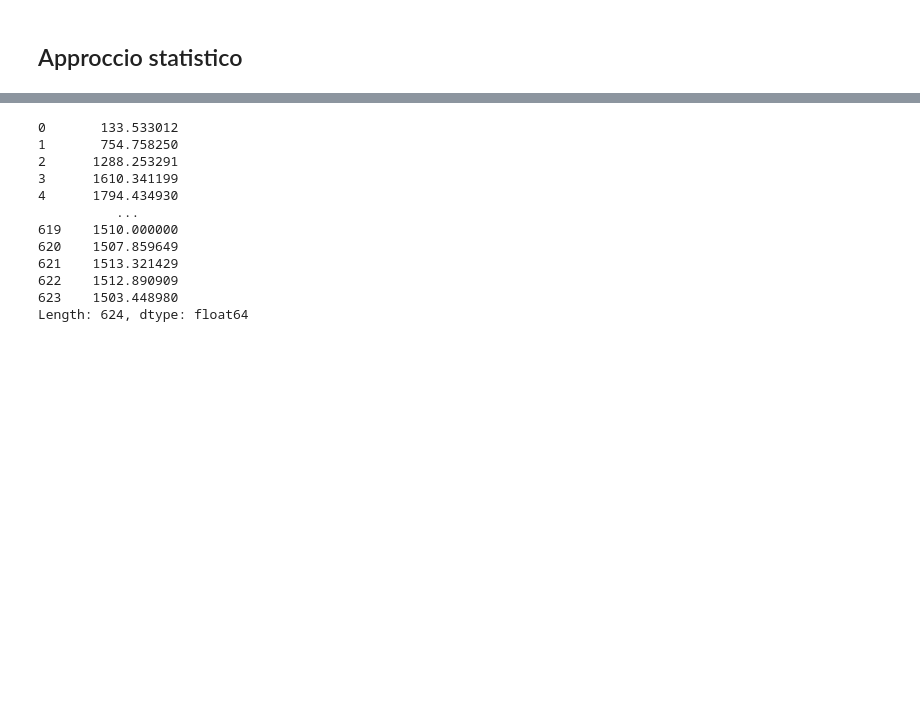
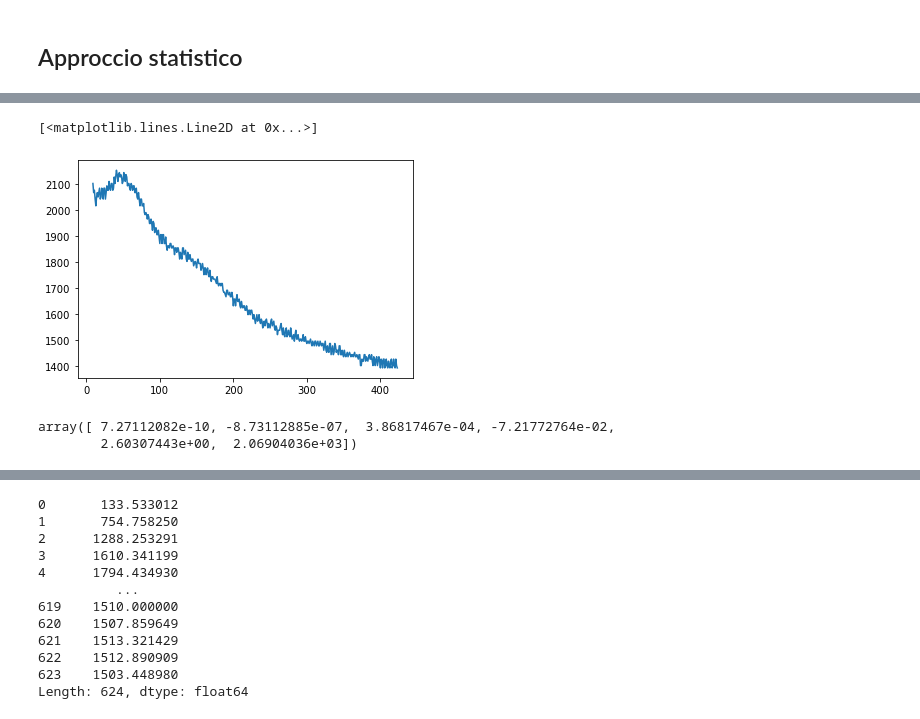
Before and after one commit to DavideMobilia/Anomaly-Detection, a Jupyter notebook: Scripts/provvisorio.ipynb, the cells around one changed output, grey strips where cells are left out. Drawn from its saved outputs; the diff is of its cells as text; code cells hidden in the pictures; blank space fills up the shorter version.

```diff
--- a/Scripts/provvisorio.ipynb
+++ b/Scripts/provvisorio.ipynb
@@ -38,0 +123,3 @@ exploded_voltage.loc[("60000_0_00","2019-11-07 12:29:06")]
+# %%
+x = arange(len(curve))
+p = polyfit(x,curve, 2)
@@ -38,0 +143,6 @@ exploded_voltage.loc[("60000_0_00","2019-11-07 12:29:06")]
+# %%
+position=curve.diff()[curve.diff()==next(x for x in curve.diff() if x < 0)].index[0]
+# %%
+#curva_new è la curva senza il primo picco
+curva_new=curve.iloc[position:]
+curva_new
@@ -38,0 +162,12 @@ exploded_voltage.loc[("60000_0_00","2019-11-07 12:29:06")]
+# %%
+plot(curva_new)
+# %% [output]
+[<matplotlib.lines.Line2D at 0x...>]
+[figure, added]
+# %%
+x = arange(len(curva_new))
+p = polyfit(x,curva_new, 5)
+p
+# %% [output]
+array([ 7.27112082e-10, -8.73112885e-07,  3.86817467e-04, -7.21772764e-02,
+        2.60307443e+00,  2.06904036e+03])
```
Also changed, not shown: parts of 36 cells of this notebook.
